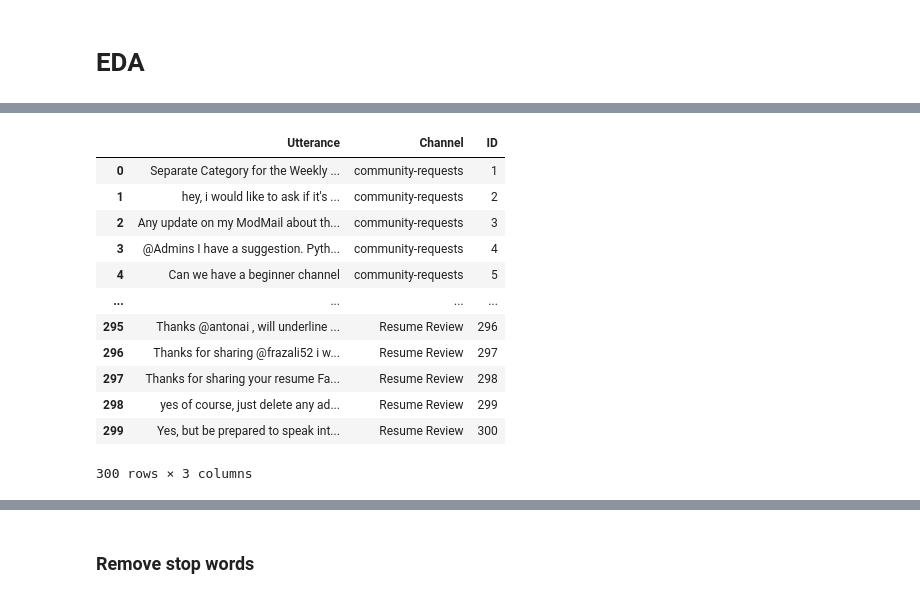
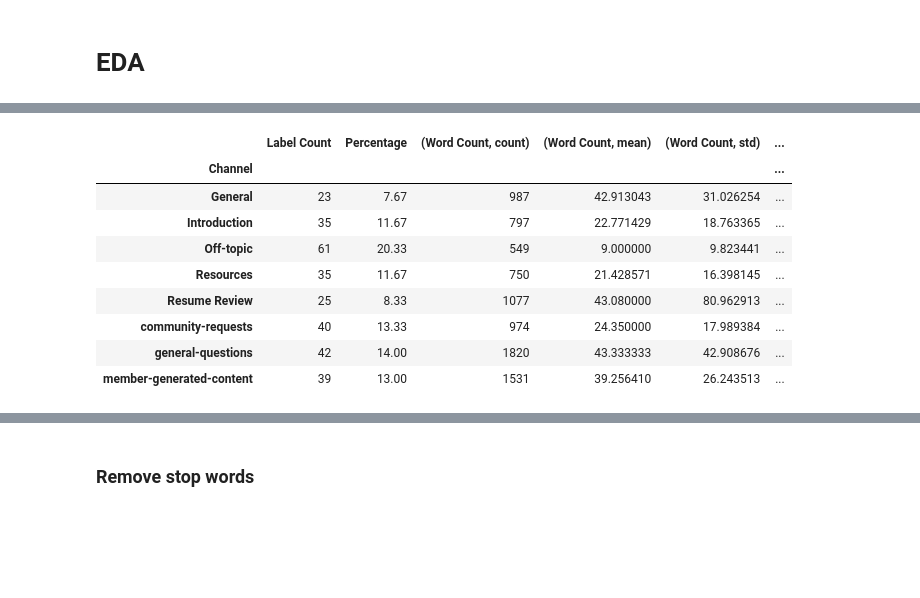
Before and after one commit to KevinC2020/aml-1, a Jupyter notebook: AML 1.ipynb, the cells around one changed output, grey strips where cells are left out. Drawn from its saved outputs; the diff is of its cells as text; code cells hidden in the pictures; blank space fills up the shorter version.

```diff
--- a/AML 1.ipynb
+++ b/AML 1.ipynb
@@ -43,16 +31,0 @@ set(df_raw['Channel'])
-# %%
-df_raw
-# %% [output]
-|  | Utterance | Channel | ID |
-| 0 | Separate Category for the Weekly ... | community-requests | 1 |
-| 1 | hey, i would like to ask if it's ... | community-requests | 2 |
-| 2 | Any update on my ModMail about th... | community-requests | 3 |
-| 3 | @Admins I have a suggestion. Pyth... | community-requests | 4 |
-| 4 | Can we have a beginner channel | community-requests | 5 |
-| ... | ... | ... | ... |
-| 295 | Thanks @antonai , will underline ... | Resume Review | 296 |
-| 296 | Thanks for sharing @frazali52 i w... | Resume Review | 297 |
-| 297 | Thanks for sharing your resume Fa... | Resume Review | 298 |
-| 298 | yes of course, just delete any ad... | Resume Review | 299 |
-| 299 | Yes, but be prepared to speak int... | Resume Review | 300 |
-300 rows × 3 columns
@@ -63,0 +32,36 @@ df_word_ct = pd.DataFrame.sparse.from_spmatrix(word_count, columns= cv.get_featu
+# %%
+# Check label summary
+label_summary = df_raw.groupby(['Channel']).agg({'Utterance': 'count',
+                                           'ID':lambda x: np.round(x.count()/len(df_raw)*100,2)}) \
+                .rename(columns={'Utterance':'Label Count','ID':'Percentage'}) \
+#                 .sort_values(by='Label Count',ascending=False)
+# label_summary
+
+# Word count summary
+cv = CountVectorizer()
+wc = cv.fit_transform(df_raw['Utterance'])
+
+df_wc = pd.DataFrame.sparse.from_spmatrix(wc, columns= cv.get_feature_names())
+
+df_wc_channel = pd.DataFrame({'Word Count':df_wc.sum(axis=1),'Channel':df_raw['Channel']})
+
+# count words by channel
+wc_summary = df_wc_channel.groupby('Channel').describe()
+# wc_summary.columns = wc_summary.columns.droplevel(0)
+wc_summary[('Word Count', 'count')] = df_wc_channel.groupby("Channel").sum()
+# wc_summary
+
+# Combine summary
+summary = pd.concat([label_summary,wc_summary],axis=1)
+summary
+# %% [output]
+|  | Label Count | Percentage | (Word Count, count) | (Word Count, mean) | (Word Count, std) | ... |
+| Channel |  |  |  |  |  | ... |
+| General | 23 | 7.67 | 987 | 42.913043 | 31.026254 | ... |
+| Introduction | 35 | 11.67 | 797 | 22.771429 | 18.763365 | ... |
+| Off-topic | 61 | 20.33 | 549 | 9.000000 | 9.823441 | ... |
+| Resources | 35 | 11.67 | 750 | 21.428571 | 16.398145 | ... |
+| Resume Review | 25 | 8.33 | 1077 | 43.080000 | 80.962913 | ... |
+| community-requests | 40 | 13.33 | 974 | 24.350000 | 17.989384 | ... |
+| general-questions | 42 | 14.00 | 1820 | 43.333333 | 42.908676 | ... |
+| member-generated-content | 39 | 13.00 | 1531 | 39.256410 | 26.243513 | ... |
```
Also changed, not shown: parts of 23 cells of this notebook.
